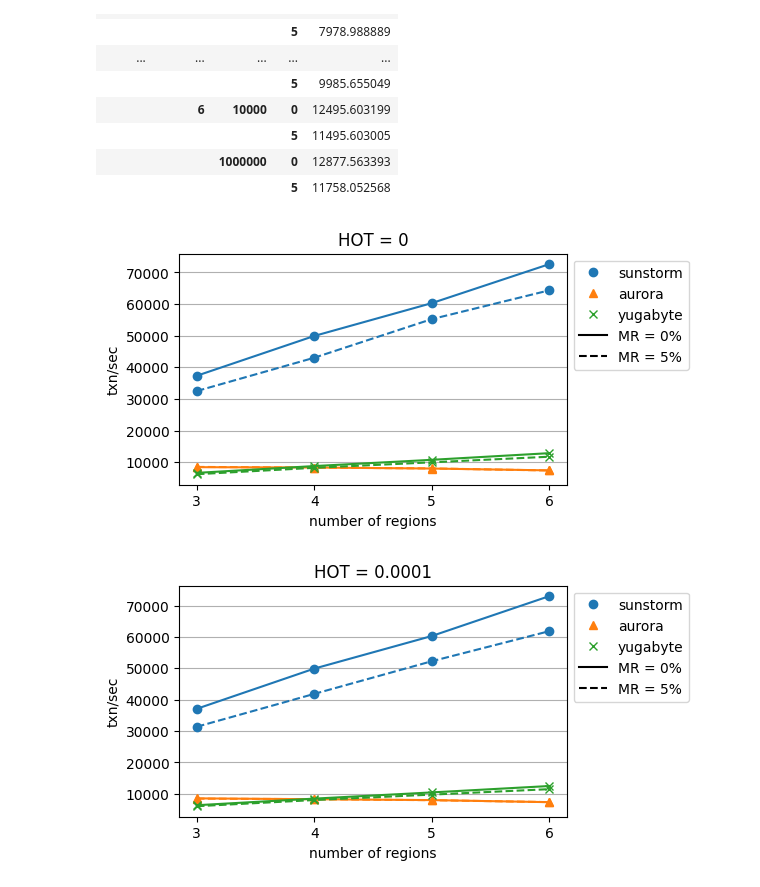
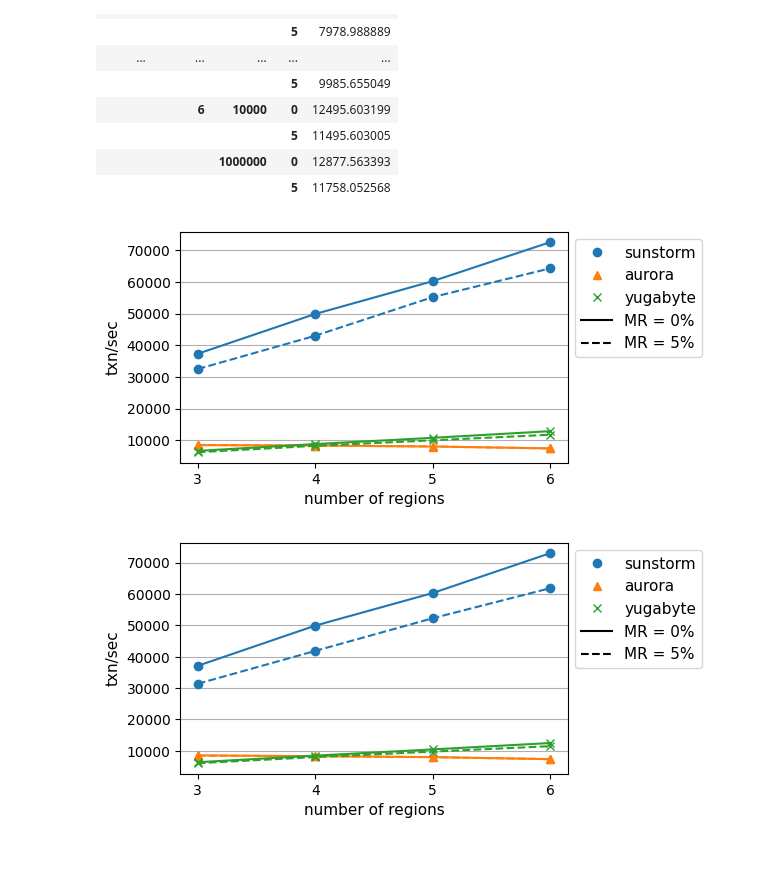
Before and after one commit to ctring/sunstorm-analysis, a Jupyter notebook: scalability.ipynb, the cells around one changed output. Drawn from its saved outputs; the diff is of its cells as text; code cells hidden in the pictures; blank space fills up the shorter version.

Commit message:
Update graph to latest versions

```diff
--- a/scalability.ipynb
+++ b/scalability.ipynb
@@ -96,12 +96,11 @@ throughput_df[["system", "regions", "hot", "throughput", "mr"]].groupby(["system
 # %%
 from matplotlib.lines import Line2D
 
-# plt.rc('axes', labelsize=12)
-# plt.rc('legend', fontsize=11)
+FONT_SIZE_AXES = 11
+FONT_SIZE_LEGEND = 11
 
 for hot in [1000000, 10000]:
     hot_df = throughput_df[throughput_df.hot == hot]
-    hot_label = 0 if hot == 1000000 else f"{1/hot:.5f}".rstrip("0")
     ax = hot_df.pivot_table(
         index=["regions"], columns=["system", "mr"], values="throughput", aggfunc="sum"
     )[[
@@ -112,41 +111,43 @@ for hot in [1000000, 10000]:
         ("yugabyte", 0),
         ("yugabyte", 5),
     ]].plot(
-        title=f"HOT = {hot_label}",
-        xlabel="number of regions",
-        ylabel="txn/sec",
+        # title=f"HOT = {hot_label}",
+        title="",
         figsize=(5, 3),
         rot=0,
         # logy=True,
         style={
             ("sunstorm", 0): "o-C0",
             ("sunstorm", 5): "o--C0",
             ("aurora", 0): "^-C1",
             ("aurora", 5): "^--C1",
             ("yugabyte", 0): "x-C2",
             ("yugabyte", 5): "x--C2",
         },
         xticks=range(3, 7),
     )
+    ax.set_xlabel("number of regions", fontsize=FONT_SIZE_AXES)
+    ax.set_ylabel("txn/sec", fontsize=FONT_SIZE_AXES)
     # ax.margins(y=0.2)
     ax.grid(axis="y")
 
     legend_elements = [
         Line2D([0], [0], lw=0, marker='o', color='C0', markerfacecolor='C0', label='sunstorm'),
         Line2D([0], [0], lw=0, marker='^', color='C1', markerfacecolor='C1', label='aurora'),
         Line2D([0], [0], lw=0, marker='x', color='C2', markerfacecolor='C2', label='yugabyte'),
         Line2D([0], [0], color='k', linestyle='-', label='MR = 0%'),
         Line2D([0], [0], color='k', linestyle='--', label='MR = 5%'),
     ]
 
     plt.legend(
         handles=legend_elements,
         title="",
         ncol=1,
         bbox_to_anchor=(1, 1),
         loc="upper left",
+        fontsize=FONT_SIZE_LEGEND,
     )
     plt.savefig(f"output/scalability-hot{hot}.pdf", bbox_inches="tight")
 # %% [output]
-[figure, old version]
+[figure, new version]
-[figure, old version]
+[figure, new version]
```
Also changed, not shown: 24 other files.
